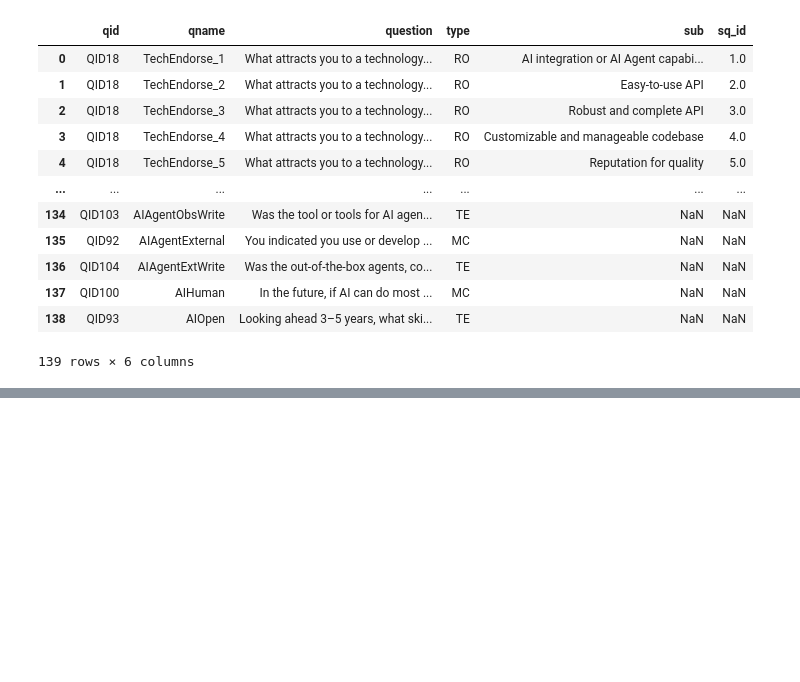
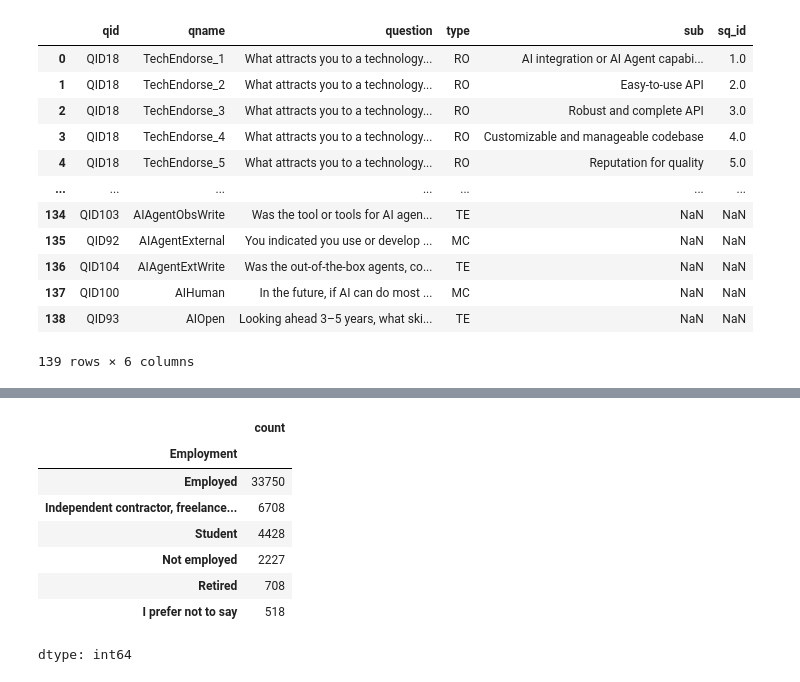
Before and after one commit to Divasdev/BEGINNER-PROJECTS, a Jupyter notebook: Data_Analysis(Pandas).ipynb, the cells around one changed output, grey strips where cells are left out. Drawn from its saved outputs; the diff is of its cells as text; code cells hidden in the pictures; blank space fills up the shorter version.

```diff
--- a/Data_Analysis(Pandas).ipynb
+++ b/Data_Analysis(Pandas).ipynb
@@ -75,0 +102,12 @@ display(schema_df)
+# %%
+df["Employment"].value_counts()
+# %% [output]
+|  | count |
+| Employment |  |
+| Employed | 33750 |
+| Independent contractor, freelance... | 6708 |
+| Student | 4428 |
+| Not employed | 2227 |
+| Retired | 708 |
+| I prefer not to say | 518 |
+dtype: int64
```
Also changed, not shown: parts of 5 cells of this notebook.
